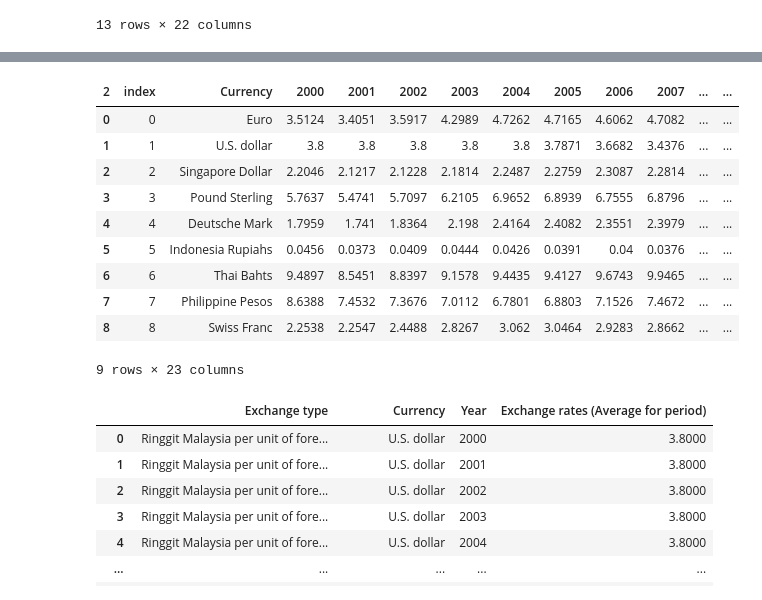
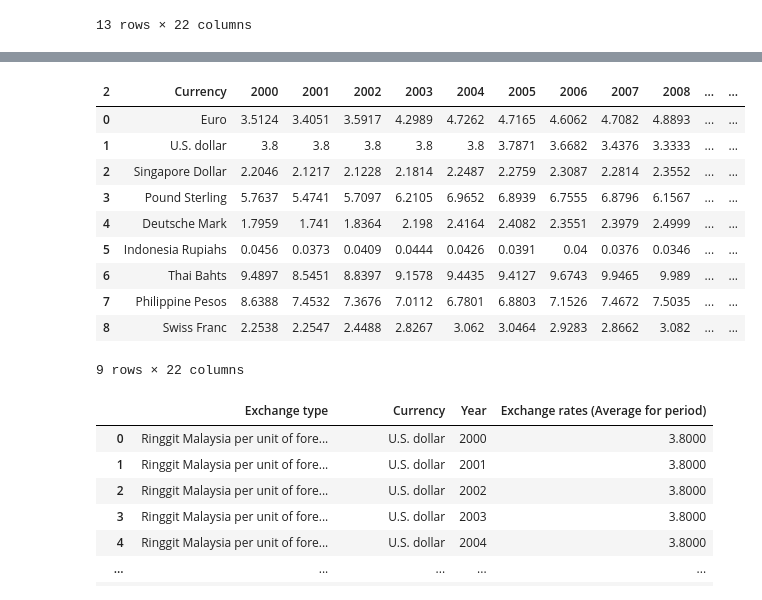
Before and after one commit to zzahir1978/my_dashboard, a Jupyter notebook: Dashboard_Notebook.ipynb, the cells around one changed output, grey strips where cells are left out. Cells and saved outputs as stored; diff of their text form; code cells hidden in the pictures.

```diff
--- a/Dashboard_Notebook.ipynb
+++ b/Dashboard_Notebook.ipynb
@@ -693,21 +693,20 @@ df_swiss['Year'].replace({'Exchange rates (Average for period)':'Swiss  Franc'},
 # %%
 df_currency_table = df_euro.append([df_dollar,df_sing,df_pound,df_deuts,df_indo,df_thai,df_peso,df_swiss],
                                    ignore_index=True)
 df_currency_table.rename(columns={'Year':'Currency'},inplace=True)
-df_currency_table.set_index('Currency')
-df_currency_table.reset_index()
+df_currency_table
 # %% [output]
-| 2 | index | Currency | 2000 | 2001 | 2002 | 2003 | 2004 | 2005 | 2006 | 2007 | ... | ... |
-| 0 | 0 | Euro | 3.5124 | 3.4051 | 3.5917 | 4.2989 | 4.7262 | 4.7165 | 4.6062 | 4.7082 | ... | ... |
-| 1 | 1 | U.S. dollar | 3.8 | 3.8 | 3.8 | 3.8 | 3.8 | 3.7871 | 3.6682 | 3.4376 | ... | ... |
-| 2 | 2 | Singapore Dollar | 2.2046 | 2.1217 | 2.1228 | 2.1814 | 2.2487 | 2.2759 | 2.3087 | 2.2814 | ... | ... |
-| 3 | 3 | Pound Sterling | 5.7637 | 5.4741 | 5.7097 | 6.2105 | 6.9652 | 6.8939 | 6.7555 | 6.8796 | ... | ... |
-| 4 | 4 | Deutsche Mark | 1.7959 | 1.741 | 1.8364 | 2.198 | 2.4164 | 2.4082 | 2.3551 | 2.3979 | ... | ... |
-| 5 | 5 | Indonesia Rupiahs | 0.0456 | 0.0373 | 0.0409 | 0.0444 | 0.0426 | 0.0391 | 0.04 | 0.0376 | ... | ... |
-| 6 | 6 | Thai Bahts | 9.4897 | 8.5451 | 8.8397 | 9.1578 | 9.4435 | 9.4127 | 9.6743 | 9.9465 | ... | ... |
-| 7 | 7 | Philippine Pesos | 8.6388 | 7.4532 | 7.3676 | 7.0112 | 6.7801 | 6.8803 | 7.1526 | 7.4672 | ... | ... |
-| 8 | 8 | Swiss Franc | 2.2538 | 2.2547 | 2.4488 | 2.8267 | 3.062 | 3.0464 | 2.9283 | 2.8662 | ... | ... |
+| 2 | Currency | 2000 | 2001 | 2002 | 2003 | 2004 | 2005 | 2006 | 2007 | 2008 | ... | ... |
+| 0 | Euro | 3.5124 | 3.4051 | 3.5917 | 4.2989 | 4.7262 | 4.7165 | 4.6062 | 4.7082 | 4.8893 | ... | ... |
+| 1 | U.S. dollar | 3.8 | 3.8 | 3.8 | 3.8 | 3.8 | 3.7871 | 3.6682 | 3.4376 | 3.3333 | ... | ... |
+| 2 | Singapore Dollar | 2.2046 | 2.1217 | 2.1228 | 2.1814 | 2.2487 | 2.2759 | 2.3087 | 2.2814 | 2.3552 | ... | ... |
+| 3 | Pound Sterling | 5.7637 | 5.4741 | 5.7097 | 6.2105 | 6.9652 | 6.8939 | 6.7555 | 6.8796 | 6.1567 | ... | ... |
+| 4 | Deutsche Mark | 1.7959 | 1.741 | 1.8364 | 2.198 | 2.4164 | 2.4082 | 2.3551 | 2.3979 | 2.4999 | ... | ... |
+| 5 | Indonesia Rupiahs | 0.0456 | 0.0373 | 0.0409 | 0.0444 | 0.0426 | 0.0391 | 0.04 | 0.0376 | 0.0346 | ... | ... |
+| 6 | Thai Bahts | 9.4897 | 8.5451 | 8.8397 | 9.1578 | 9.4435 | 9.4127 | 9.6743 | 9.9465 | 9.989 | ... | ... |
+| 7 | Philippine Pesos | 8.6388 | 7.4532 | 7.3676 | 7.0112 | 6.7801 | 6.8803 | 7.1526 | 7.4672 | 7.5035 | ... | ... |
+| 8 | Swiss Franc | 2.2538 | 2.2547 | 2.4488 | 2.8267 | 3.062 | 3.0464 | 2.9283 | 2.8662 | 3.082 | ... | ... |
-9 rows × 23 columns
+9 rows × 22 columns
 # %%
 df_currency
 # %% [output]
```
Also changed, not shown: parts of 1 cell of this notebook, 2 other files.
